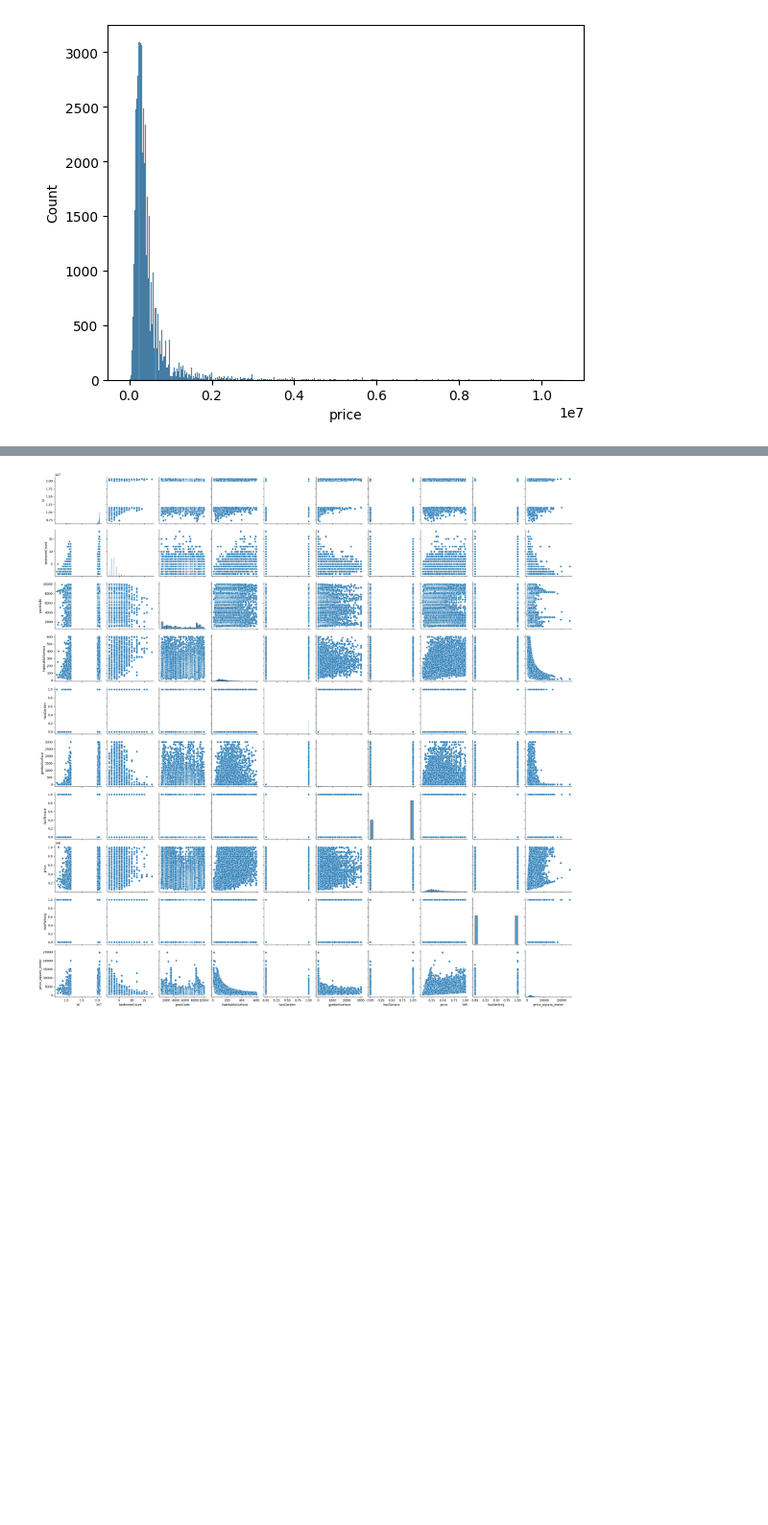
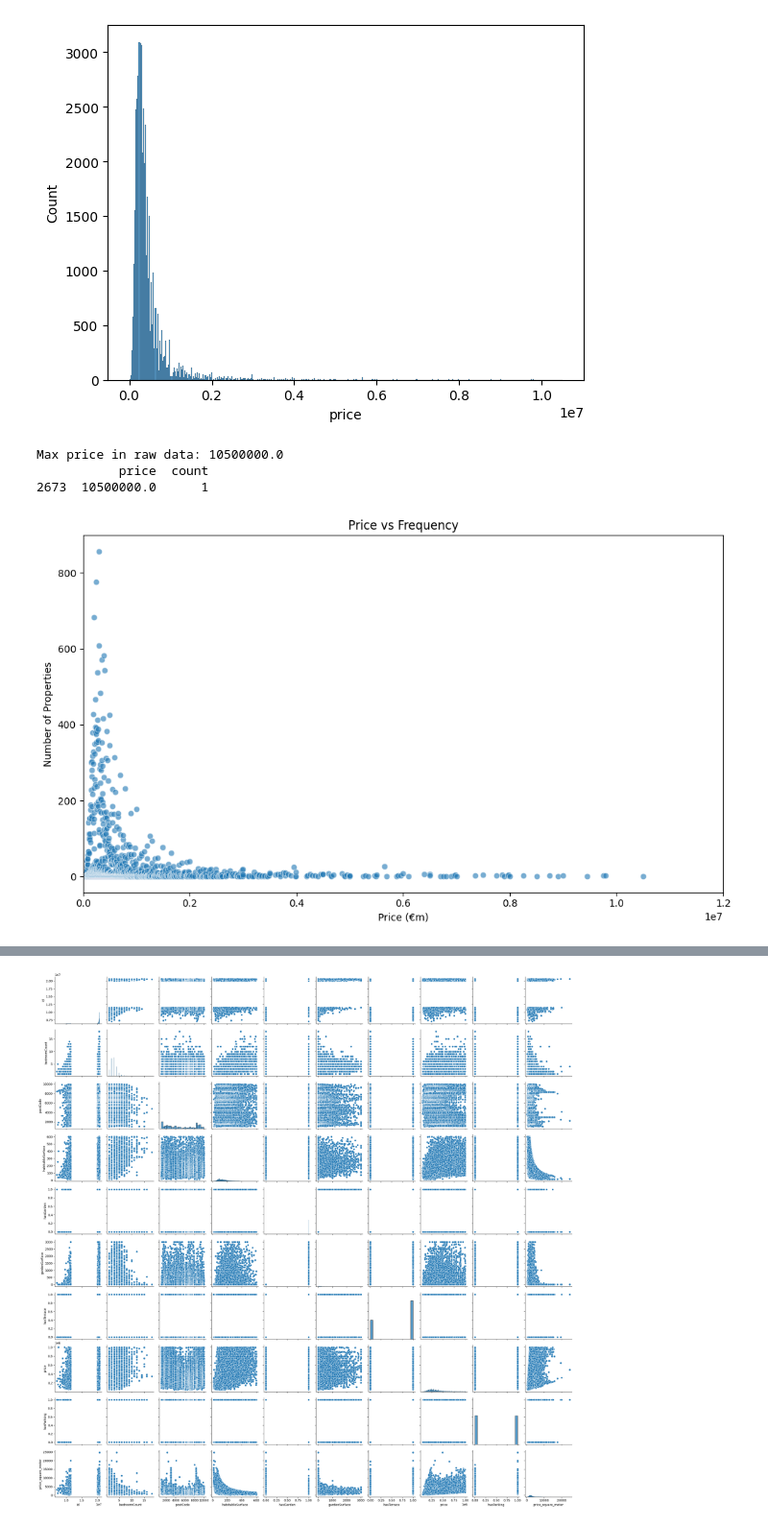
Before and after one commit to fhaulot/Immo-Eliza-data-analysis, a Jupyter notebook: Floriane_graph.ipynb, the cells around one changed output, grey strips where cells are left out. Shown at 96% size. Cells and saved outputs as stored; diff of their text form; code cells hidden in the pictures; blank space fills up the shorter version.

Commit message:
Price Per Square Meter vs Frequency

```diff
--- a/Floriane_graph.ipynb
+++ b/Floriane_graph.ipynb
@@ -9,3 +9,34 @@ sns.histplot(data=properties_with_outliers, x="price")
 # %% [output]
 <Axes: xlabel='price', ylabel='Count'>
 [figure]
+# %%
+# yes, to improve - SOFIA - Scatter of price
+properties_with_outliers = pd.read_csv('cleaned_data_with_outliers.csv')
+
+print("Max price in raw data:", properties_with_outliers['price'].max())
+
+properties_with_outliers['price'] = pd.to_numeric(properties_with_outliers['price'], errors='coerce')
+properties_with_outliers = properties_with_outliers.dropna(subset=['price'])
+price_counts = (
+    properties_with_outliers
+      .groupby('price')
+      .size()
+      .reset_index(name='count')
+)
+
+print(price_counts[price_counts['price'] > 10_000_000])
+plt.figure(figsize=(10, 6))
+sns.scatterplot(data=price_counts, x='price', y='count', alpha=0.6)
+plt.xlim(0, 12_000_000)
+
+plt.xlabel("Price (€m)")
+plt.ylabel("Number of Properties")
+plt.title("Price vs Frequency")
+
+plt.tight_layout()
+plt.show()
+# %% [output]
+Max price in raw data: 10500000.0
+           price  count
+2673  10500000.0      1
+[figure, added]
```
Also changed, not shown: parts of 1 cell of this notebook.
